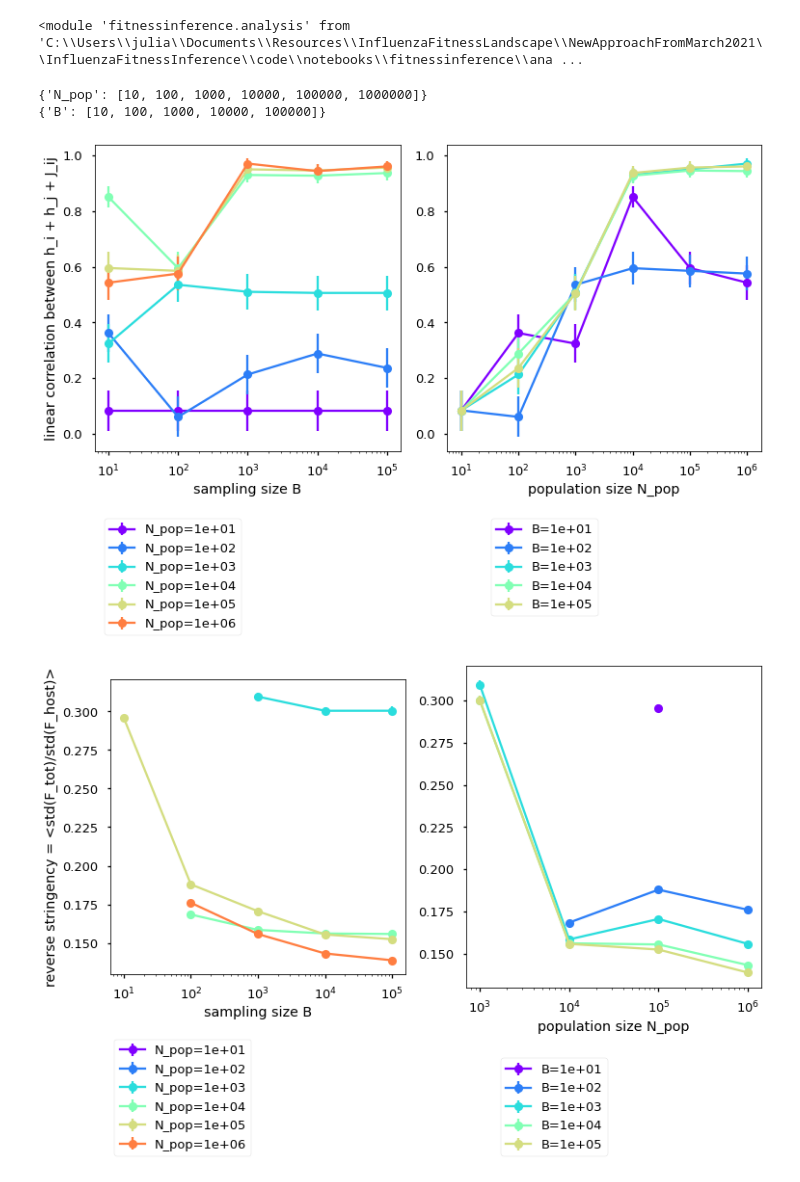
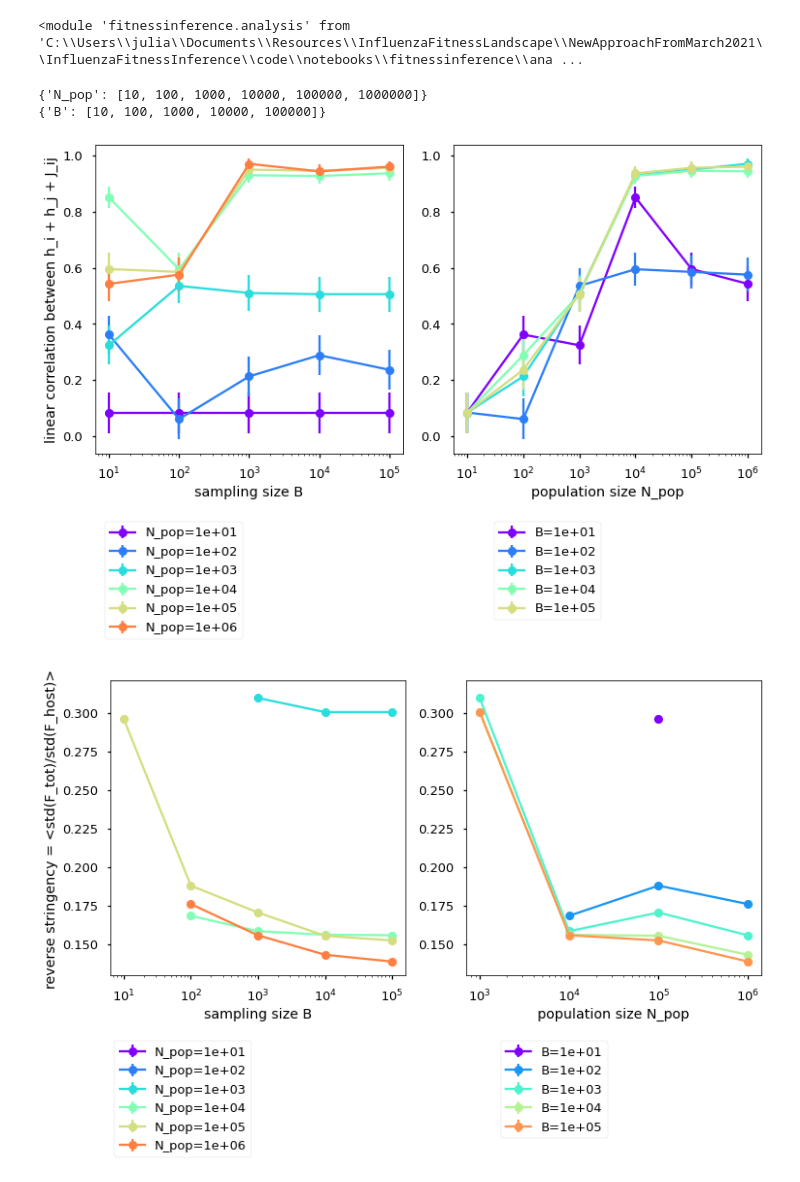
Before and after one commit to JDoelger/InfluenzaFitnessInference, a Jupyter notebook: code/notebooks/flu_sequence_analysis.ipynb, the cells around one changed output. Drawn from its saved outputs; the diff is of its cells as text; code cells hidden in the pictures.

Commit message:
add notes and new plot

```diff
--- a/code/notebooks/flu_sequence_analysis.ipynb
+++ b/code/notebooks/flu_sequence_analysis.ipynb
@@ -319,6 +319,7 @@ ax2.legend(bbox_to_anchor=(0.5, -0.2))
 ax2.set_xlabel('population size N_pop')
 # ax2.set_ylabel('linear correlation between h_i + h_j + J_ij')
 ax2.set_xscale('log')
+ax2.set_aspect(1/ax2.get_data_ratio())
 
 plt.savefig(this_plot_filepath, bbox_inches='tight')
 plt.show()
@@ -337,7 +338,7 @@ SE_param_arr = np.reshape(np.array(SE_param), (len(ana_list), len(run_list)))
 # plot against the varied analysis param
 this_plot_filepath = plot_file_path + param_name + '.png'
 
-fig, ((ax1,ax2)) = plt.subplots(1, 2, constrained_layout=True)
+fig, ((ax1, ax2)) = plt.subplots(1, 2, constrained_layout=True)
 
 num_colors = len(run_list)
 cm = plt.get_cmap('rainbow')
@@ -348,33 +349,34 @@ for runnum in run_list:
     # of analysis params
     ax1.errorbar(test_param_list, param_arr[:, runnum], SE_param_arr[:, runnum],
                  marker='o',linestyle='-',zorder=1, color=colorlist[runnum], label='N_pop=%.e' % exp_dict['N_pop'][runnum])
 ax1.legend(bbox_to_anchor=(0.5, -0.2))
 ax1.set_xlabel('sampling size B')
 ax1.set_ylabel('reverse stringency = <std(F_tot)/std(F_host)>')
 ax1.set_xscale('log')
 ax1.set_aspect(1/ax1.get_data_ratio())
 
 # plot against the varied simu param
 
-num_colors = len(run_list)
+num_colors = len(ana_list)
 cm = plt.get_cmap('rainbow')
 colorlist=list(cm(1.*i/num_colors) for i in range(num_colors))
 test_param_list = exp_dict['N_pop']
 for ananum in ana_list:
     # plot linear correlation against varied simu param for a specific set
     # of analysis params
     ax2.errorbar(test_param_list, param_arr[ananum, :], SE_param_arr[ananum, :],
                  marker='o',linestyle='-',zorder=1, color=colorlist[ananum], label='B=%.e' % exp_ana_dict['B'][ananum])
 ax2.legend(bbox_to_anchor=(0.5, -0.2))
 ax2.set_xlabel('population size N_pop')
 # ax2.set_ylabel('linear correlation between h_i + h_j + J_ij')
 ax2.set_xscale('log')
+ax2.set_aspect(1/ax2.get_data_ratio())
 
 plt.savefig(this_plot_filepath, bbox_inches='tight')
 plt.show()
 plt.close()
 # %% [output]
 {'N_pop': [10, 100, 1000, 10000, 100000, 1000000]}
 {'B': [10, 100, 1000, 10000, 100000]}
-[figure, old version]
+[figure, new version]
-[figure, old version]
+[figure, new version]
```
Also changed, not shown: parts of 2 cells of this notebook, 5 other files.
